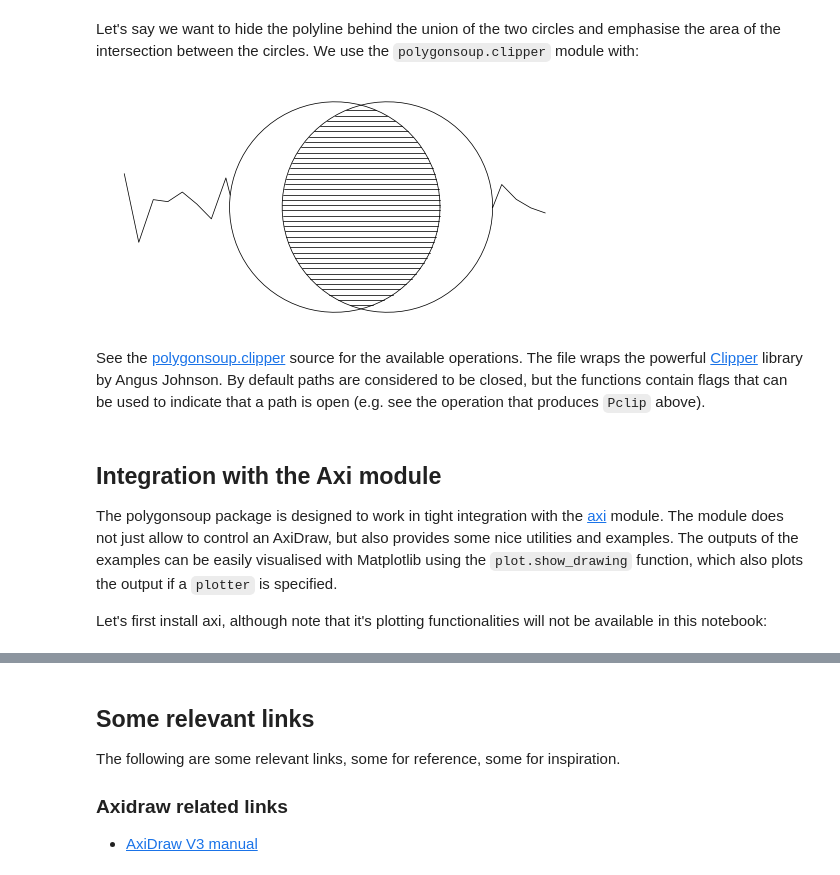
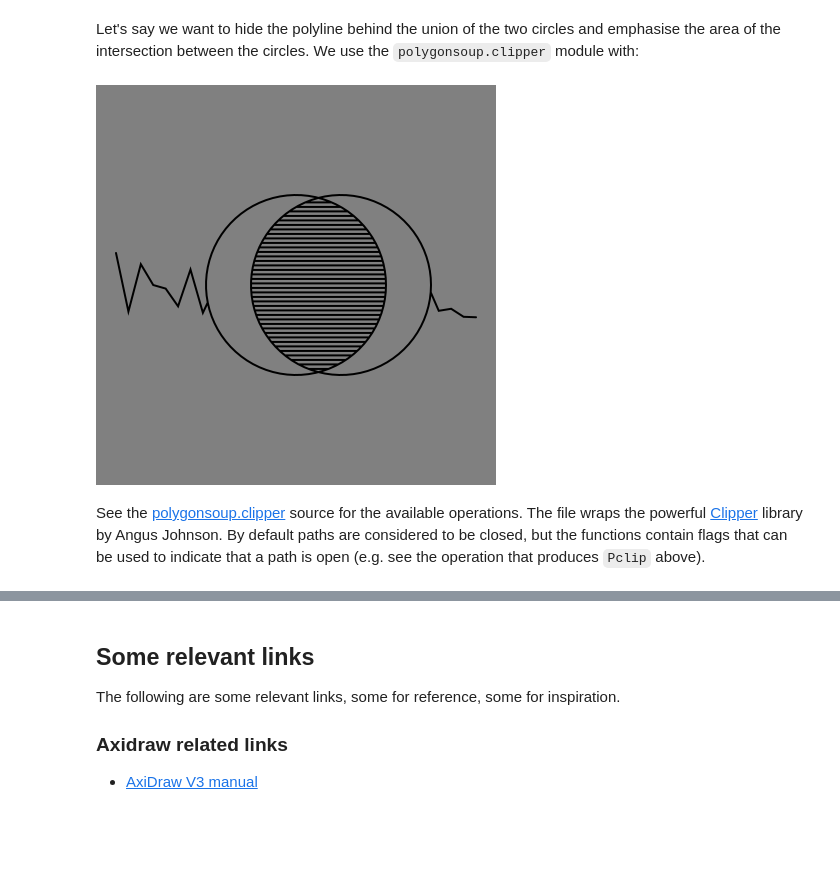
Before and after one commit to colormotor/gold_python_plotters, a Jupyter notebook: examples/polygonsoup.ipynb, the cells around one changed output, grey strips where cells are left out. Cells and saved outputs as stored; diff of their text form; code cells hidden in the pictures; blank space fills up the shorter version.

```diff
--- a/examples/polygonsoup.ipynb
+++ b/examples/polygonsoup.ipynb
@@ -129,8 +82,8 @@ The paths we create might not be correctly resized to fit our canvas. To easily
 # %%
 from polygonsoup import geom
 
-def to_canvas(c, paths, padding=20):
-    return geom.transform_to_rect(paths, geom.make_rect(0, 0, c.width, c.height), padding)
+def to_canvas(paths, padding=20):
+    return geom.transform_to_rect(paths, geom.make_rect(0, 0, width, height), padding)
 # %% [markdown]
 Now we can easily adapt any shape to fit our canvas (this will be useful later when loading SVGs)
 # %%
@@ -303,22 +293,21 @@ Let's say we want to hide the polyline behind the union of the two circles and e
 # %%
 import polygonsoup.clipper as clip
 
 # Hatch intersection
 Si = clip.intersection(S[0], S[1])
 hatches = hatch.hatch(Si, 0.5)
 # Clip a polyline with the two circles
 Pclip = clip.difference(P, S, False, True) # Flag P as open
 
-plut.figure()
-plut.stroke(S + [Pclip] + hatches, 'k')
-plut.show()
+create_canvas(400, 400)
+no_fill()
+shape(to_canvas(S + Pclip + hatches))
+show()
+
+# plut.figure()
+# plut.stroke(S + [Pclip] + hatches, 'k')
+# plut.show()
 # %% [output]
-[figure, old version]
+[figure, new version]
 # %% [markdown]
 See the [polygonsoup.clipper](https://github.com/colormotor/polygonsoup/blob/main/py/polygonsoup/clipper.py) source for the available operations. The file wraps the powerful [Clipper](http://www.angusj.com/delphi/clipper/documentation/Docs/Overview/_Body.htm) library by Angus Johnson. By default paths are considered to be closed, but the functions contain flags that can be used to indicate that a path is open (e.g. see the operation that produces `Pclip` above).
-# %% [markdown]
-## Integration with the Axi module
-
-The polygonsoup package is designed to work in tight integration with the [axi](https://github.com/fogleman/axi) module. The module does not just allow to control an AxiDraw, but also provides some nice utilities and examples. The outputs of the examples can be easily visualised with Matplotlib using the `plot.show_drawing` function, which also plots the output if a `plotter` is specified.
-
-Let's first install axi, although note that it's plotting functionalities will not be available in this notebook:
```
Also changed, not shown: parts of 24 cells of this notebook, 9 other files.
